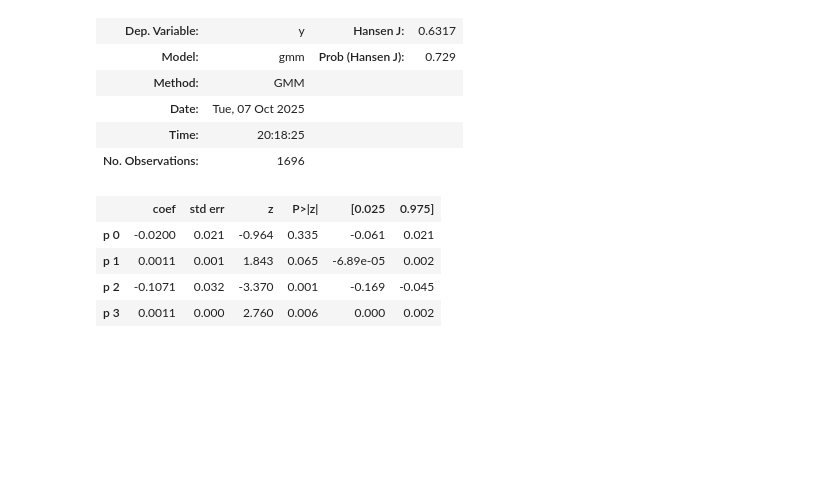
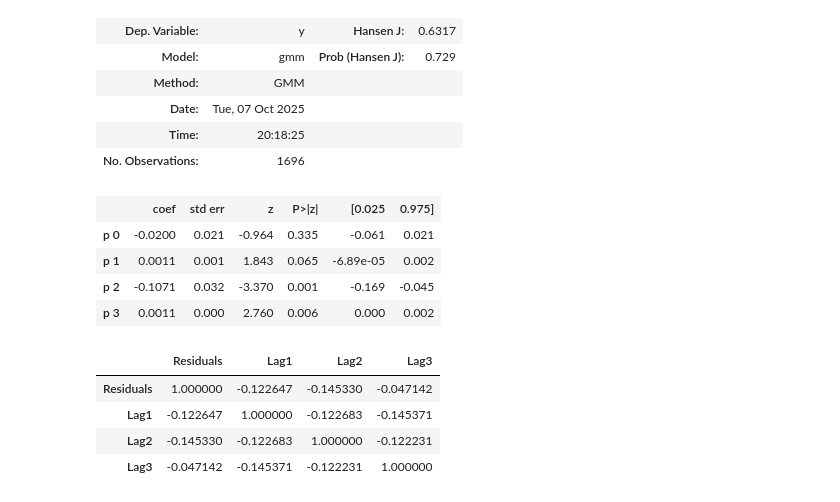
Before and after one commit to lucas-ben/mba-business-analytics, a Jupyter notebook: courses/predictive-modelling/lecture5_predictivemodelling.ipynb, the cells around one changed output. Drawn from its saved outputs; the diff is of its cells as text; code cells hidden in the pictures; blank space fills up the shorter version.

```diff
--- a/courses/predictive-modelling/lecture5_predictivemodelling.ipynb
+++ b/courses/predictive-modelling/lecture5_predictivemodelling.ipynb
@@ -205,0 +213,8 @@ gmm Results
+# %%
+ac.corr() # basically the autocorrelation
+# %% [output]
+|  | Residuals | Lag1 | Lag2 | Lag3 |
+| Residuals | 1.000000 | -0.122647 | -0.145330 | -0.047142 |
+| Lag1 | -0.122647 | 1.000000 | -0.122683 | -0.145371 |
+| Lag2 | -0.145330 | -0.122683 | 1.000000 | -0.122231 |
+| Lag3 | -0.047142 | -0.145371 | -0.122231 | 1.000000 |
```
Also changed, not shown: parts of 4 cells of this notebook, 1 other file.
